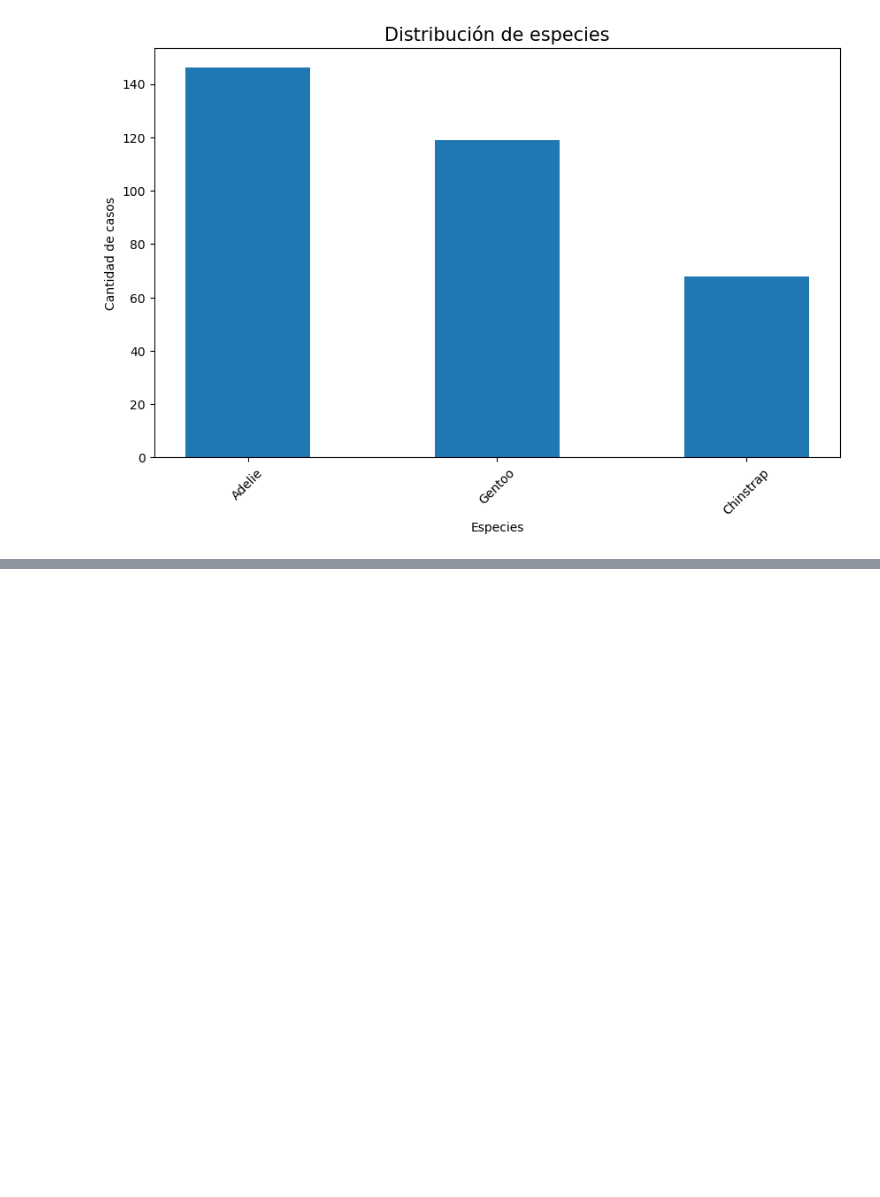
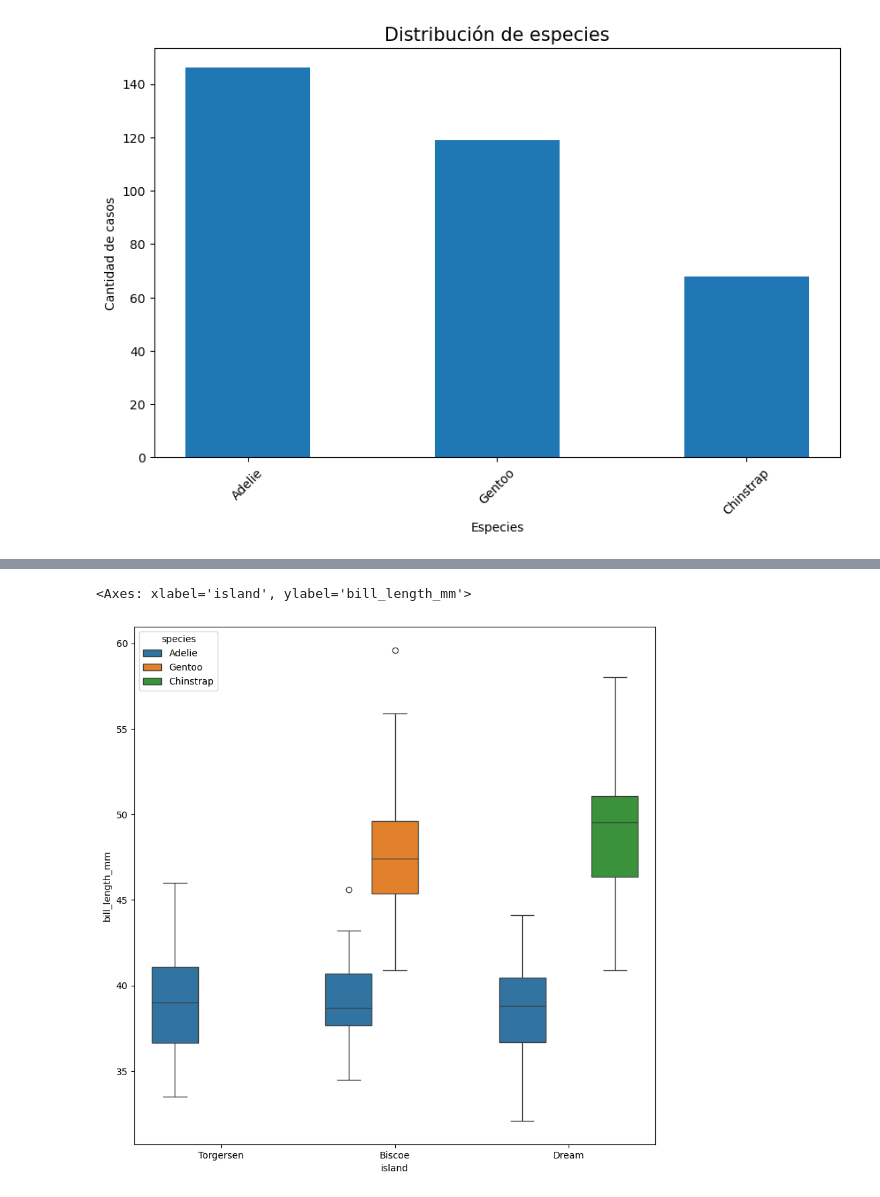
Before and after one commit to Leonard0711/eda_datos, a Jupyter notebook: eda_python/eda_penguins.ipynb, the cells around one changed output, grey strips where cells are left out. Cells and saved outputs as stored; diff of their text form; code cells hidden in the pictures; blank space fills up the shorter version.

```diff
--- a/eda_python/eda_penguins.ipynb
+++ b/eda_python/eda_penguins.ipynb
@@ -158,0 +208,6 @@ plt.show()
+# %%
+plt.figure(figsize=(10,10))
+sns.boxplot(data=df_penguins_cleaned, x="island", y="bill_length_mm", hue="species", dodge=True)
+# %% [output]
+<Axes: xlabel='island', ylabel='bill_length_mm'>
+[figure, added]
```
Also changed, not shown: parts of 5 cells of this notebook, 1 other file.
